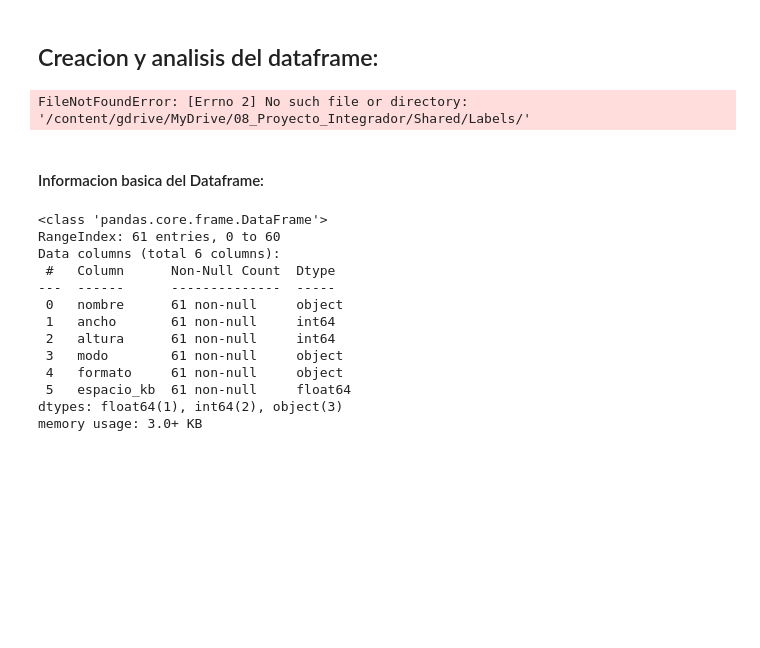
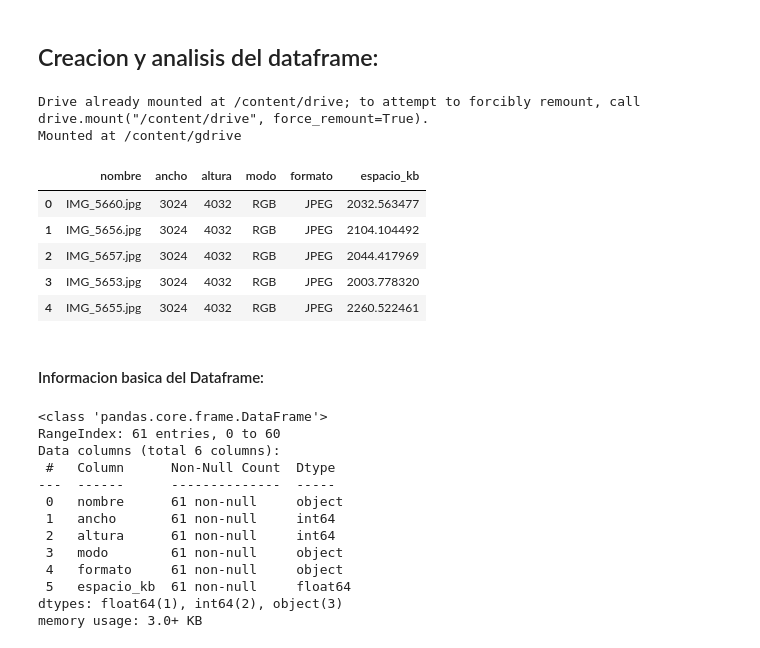
Before and after one commit to esperonj/Equipo26, a Jupyter notebook: Avance1_26.ipynb, the cells around one changed output. Cells and saved outputs as stored; diff of their text form; code cells hidden in the pictures; blank space fills up the shorter version.

Commit message:
Se creó con Colab

```diff
--- a/Avance1_26.ipynb
+++ b/Avance1_26.ipynb
@@ -45,36 +44,48 @@ import random
 # %%
 from google.colab import drive
 drive.mount('/content/drive')
+from google.colab import drive
+drive.flush_and_unmount()
+from google.colab import drive
+drive.mount('/content/gdrive')
+# %% [output]
+Drive already mounted at /content/drive; to attempt to forcibly remount, call drive.mount("/content/drive", force_remount=True).
+Mounted at /content/gdrive
 # %%
 #Direccion a la carpeta con las etiquetas
-carpeta_direccion = '/content/gdrive/MyDrive/08_Proyecto_Integrador/Shared/Labels/'
+carpeta_direccion = '/content/gdrive/MyDrive/TEAM26_PROYECTO_INTEGRADOR/LABELS/'
 
 # Lista para almacenar informaciOn de cada imagen
 info_imagen = []
 
 #Ciclo para recorrer los archivos en la carpeta y obtener los valores
 for archivo in os.listdir(carpeta_direccion):
     if archivo.lower().endswith('.jpg'):
         archivo_direccion = os.path.join(carpeta_direccion, archivo)
         try:
             with Image.open(archivo_direccion) as img:
                 info_imagen.append({
                     'nombre': archivo,
                     'ancho': img.width,
                     'altura': img.height,
                     'modo': img.mode,
                     'formato': img.format,
                     'espacio_kb': os.path.getsize(archivo_direccion) / 1024
                 })
         except Exception as e:
             print(f'Error con {archivo}: {e}')
 
 #Creacion de un dataframe
 dataframe = pd.DataFrame(info_imagen)
 
 dataframe.head() #Mostramos solo los primeros 5
 # %% [output]
-FileNotFoundError: [Errno 2] No such file or directory: '/content/gdrive/MyDrive/08_Proyecto_Integrador/Shared/Labels/'
+|  | nombre | ancho | altura | modo | formato | espacio_kb |
+| 0 | IMG_5660.jpg | 3024 | 4032 | RGB | JPEG | 2032.563477 |
+| 1 | IMG_5656.jpg | 3024 | 4032 | RGB | JPEG | 2104.104492 |
+| 2 | IMG_5657.jpg | 3024 | 4032 | RGB | JPEG | 2044.417969 |
+| 3 | IMG_5653.jpg | 3024 | 4032 | RGB | JPEG | 2003.778320 |
+| 4 | IMG_5655.jpg | 3024 | 4032 | RGB | JPEG | 2260.522461 |
 # %% [markdown]
 #### Informacion basica del Dataframe:
 # %%
```
Also changed, not shown: parts of 2 cells of this notebook.
